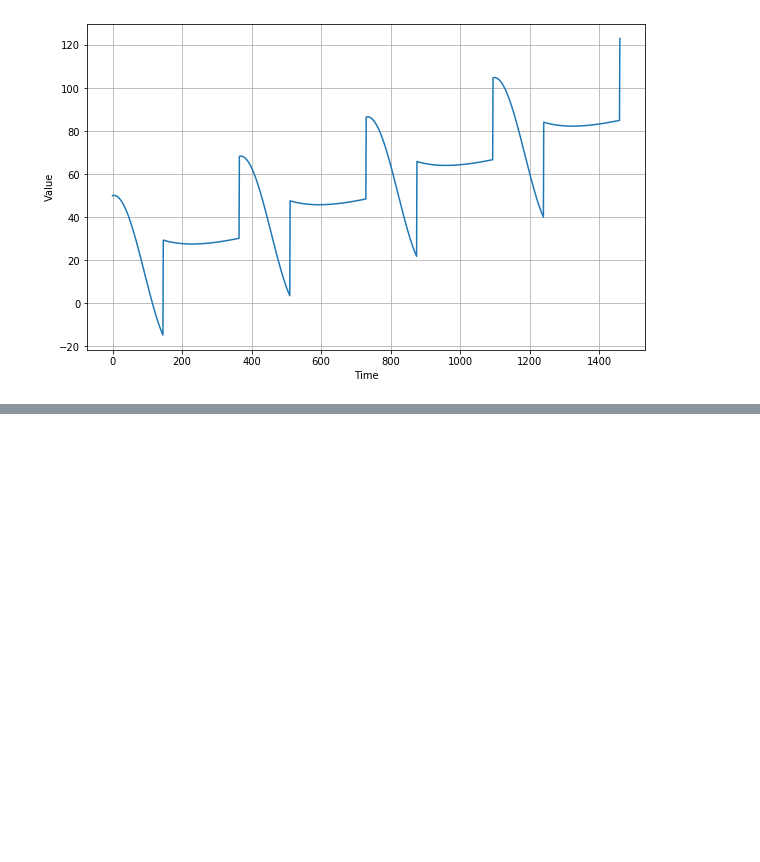
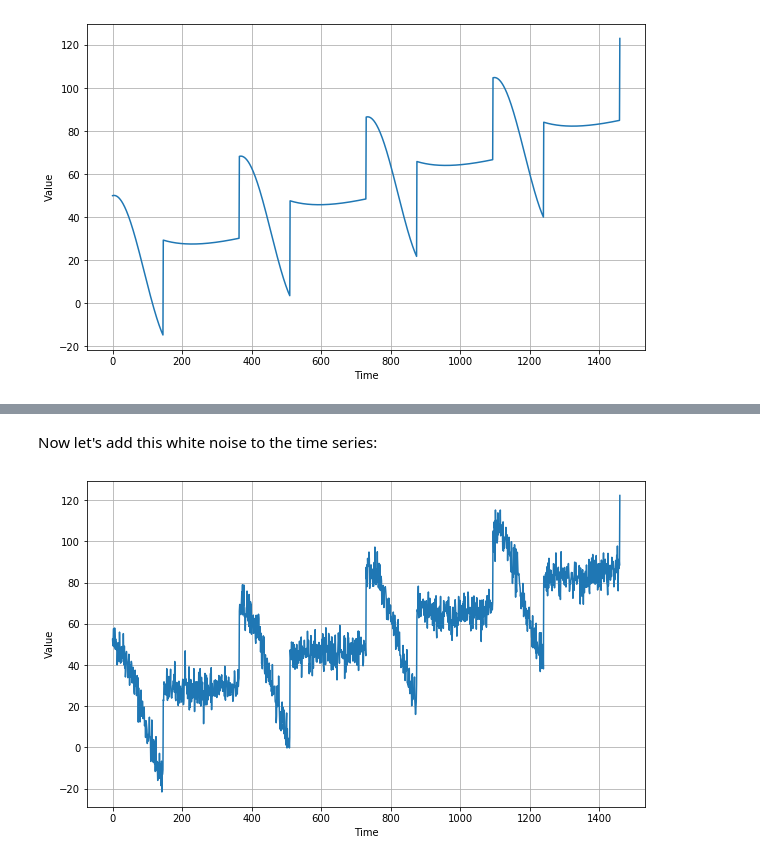
Before and after one commit to ainurafifah00/Coursera_TF, a Jupyter notebook: [Sequences]Week_1_Time_Series_Intro.ipynb, the cells around one changed output, grey strips where cells are left out. Cells and saved outputs as stored; diff of their text form; code cells hidden in the pictures; blank space fills up the shorter version.

```diff
--- a/[Sequences]Week_1_Time_Series_Intro.ipynb
+++ b/[Sequences]Week_1_Time_Series_Intro.ipynb
@@ -88,0 +106,10 @@ plt.show()
+# %% [markdown]
+Now let's add this white noise to the time series:
+# %%
+series += noise
+
+plt.figure(figsize=(10, 6))
+plot_series(time, series)
+plt.show()
+# %% [output]
+[figure, added]
```
Also changed, not shown: parts of 4 cells of this notebook.
